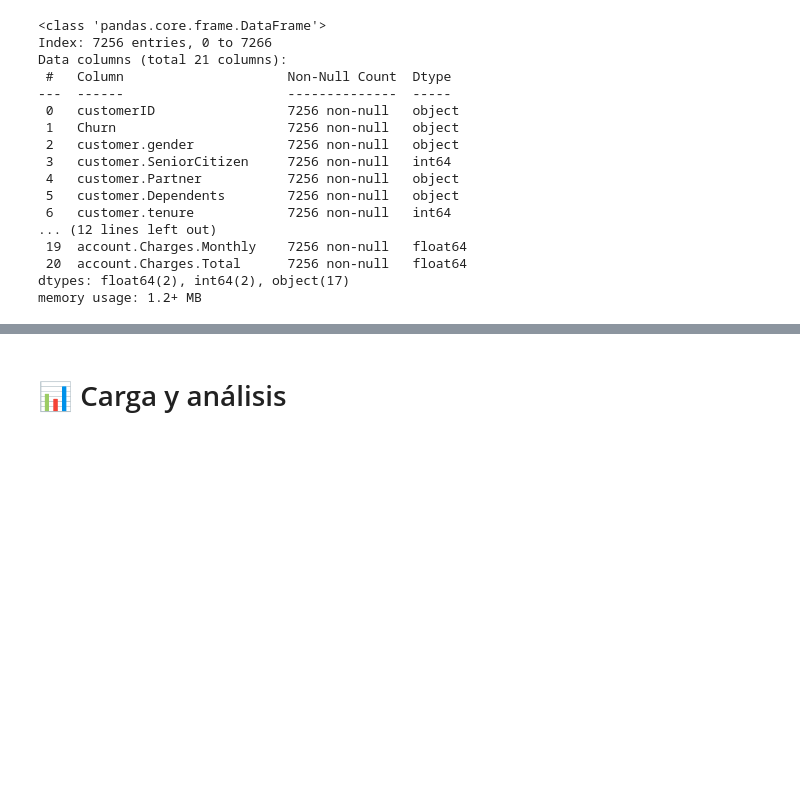
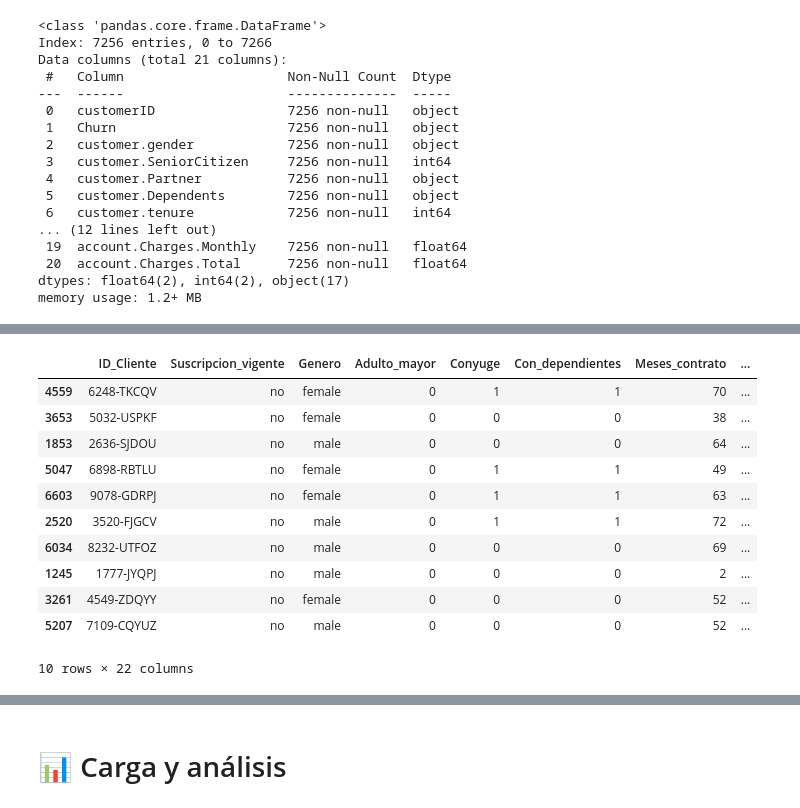
Before and after one commit to nxzK1/telecomX_Challenge, a Jupyter notebook: TelecomX_Challenge.ipynb, the cells around one changed output, grey strips where cells are left out. Cells and saved outputs as stored; diff of their text form; code cells hidden in the pictures; blank space fills up the shorter version.

```diff
--- a/TelecomX_Challenge.ipynb
+++ b/TelecomX_Challenge.ipynb
@@ -538,0 +596,3 @@ memory usage: 1.2+ MB
+# %%
+df_limpio['Suscripcion_vigente'] = df_limpio['Suscripcion_vigente'].replace('unknown', 'no', regex=True)
+df_limpio.iloc[30]
@@ -538,0 +618,19 @@ memory usage: 1.2+ MB
+# %%
+df_limpio['Conyuge'] = df_limpio['Conyuge'].replace({'yes': 1, 'no': 0}).infer_objects(copy=False).astype(np.int64)
+df_limpio['Adulto_mayor'] = df_limpio['Adulto_mayor'].replace({'yes': 1, 'no': 0}).infer_objects(copy=False).astype(np.int64)
+df_limpio[['Servicio_movil', 'Con_dependientes', 'Factura_electronica']] = df_limpio[['Servicio_movil', 'Con_dependientes', 'Factura_electronica']].replace({'yes': 1, 'no': 0}).infer_objects(copy=False).astype(np.int64)
+# %%
+df_limpio.sample(10)
+# %% [output]
+|  | ID_Cliente | Suscripcion_vigente | Genero | Adulto_mayor | Conyuge | Con_dependientes | Meses_contrato | ... |
+| 4559 | 6248-TKCQV | no | female | 0 | 1 | 1 | 70 | ... |
+| 3653 | 5032-USPKF | no | female | 0 | 0 | 0 | 38 | ... |
+| 1853 | 2636-SJDOU | no | male | 0 | 0 | 0 | 64 | ... |
+| 5047 | 6898-RBTLU | no | female | 0 | 1 | 1 | 49 | ... |
+| 6603 | 9078-GDRPJ | no | female | 0 | 1 | 1 | 63 | ... |
+| 2520 | 3520-FJGCV | no | male | 0 | 1 | 1 | 72 | ... |
+| 6034 | 8232-UTFOZ | no | male | 0 | 0 | 0 | 69 | ... |
+| 1245 | 1777-JYQPJ | no | male | 0 | 0 | 0 | 2 | ... |
+| 3261 | 4549-ZDQYY | no | female | 0 | 0 | 0 | 52 | ... |
+| 5207 | 7109-CQYUZ | no | male | 0 | 0 | 0 | 52 | ... |
+10 rows × 22 columns
```
Also changed, not shown: parts of 9 cells of this notebook.
